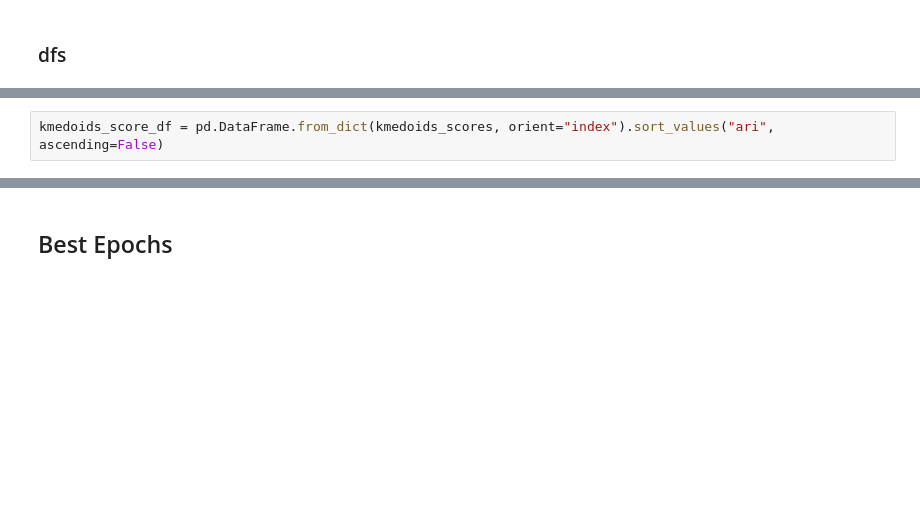
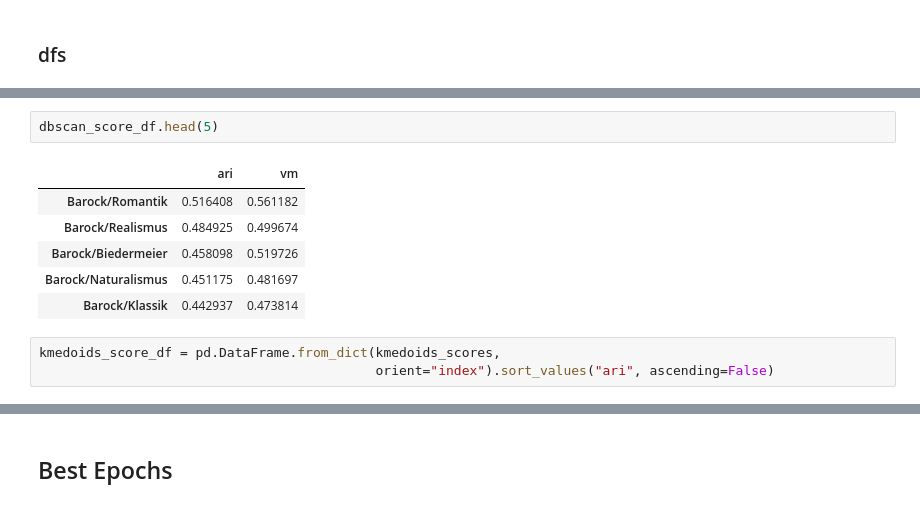
Before and after one commit to realjanpaulus/clusterpoems, a Jupyter notebook: app/evaluation.ipynb, the cells around one changed output, grey strips where cells are left out. Drawn from its saved outputs; the diff is of its cells as text; blank space fills up the shorter version.

```diff
--- a/app/clustering_evaluation.ipynb
+++ b/app/evaluation.ipynb
@@ -92,2 +80,12 @@ dbscan_score_rd_df = pd.DataFrame.from_dict(dbscan_scores_rd, orient="index").so
+# %%
+dbscan_score_df.head(5)
+# %% [output]
+|  | ari | vm |
+| Barock/Romantik | 0.516408 | 0.561182 |
+| Barock/Realismus | 0.484925 | 0.499674 |
+| Barock/Biedermeier | 0.458098 | 0.519726 |
+| Barock/Naturalismus | 0.451175 | 0.481697 |
+| Barock/Klassik | 0.442937 | 0.473814 |
 # %%
-kmedoids_score_df = pd.DataFrame.from_dict(kmedoids_scores, orient="index").sort_values("ari", ascending=False)
+kmedoids_score_df = pd.DataFrame.from_dict(kmedoids_scores,
+                                           orient="index").sort_values("ari", ascending=False)
```
Also changed, not shown: parts of 19 cells of this notebook, 14 other files.
